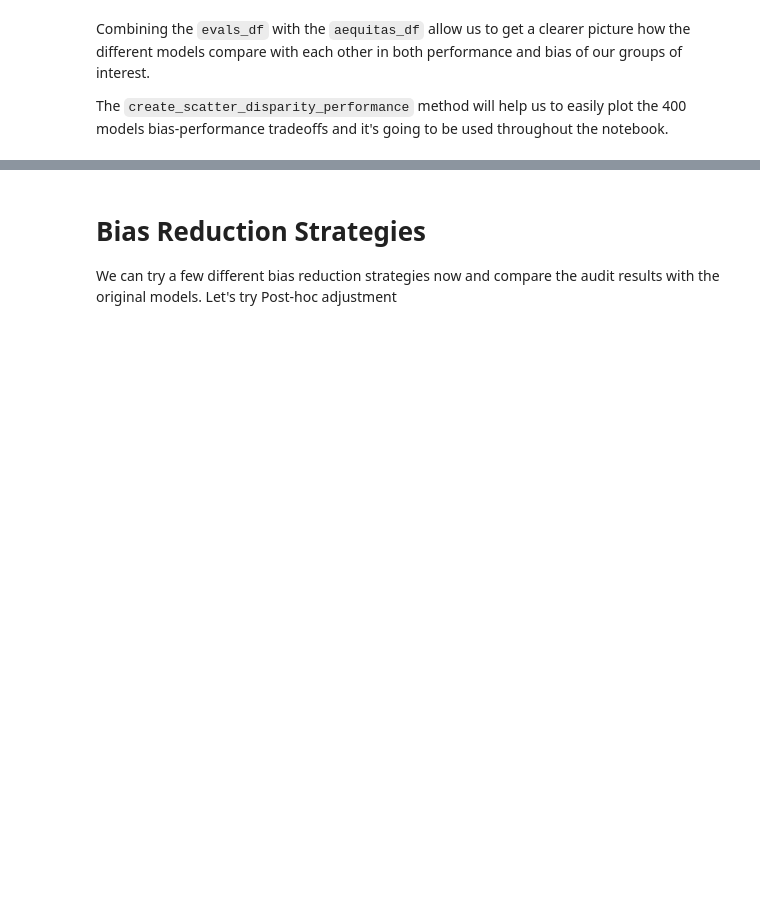
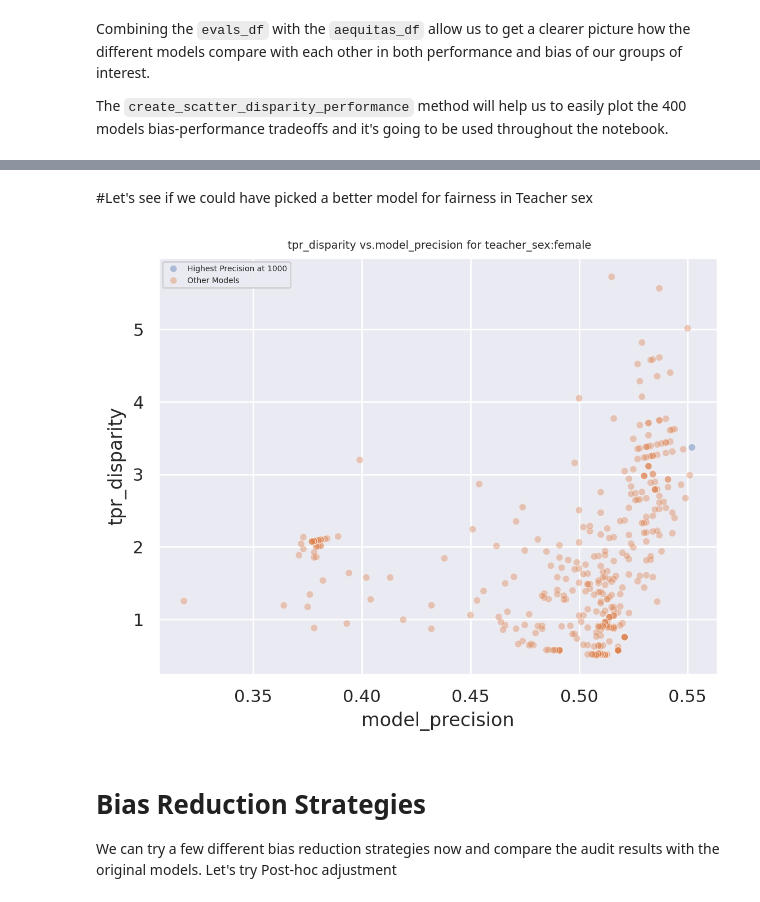
Before and after one commit to msoley/CSCI-535, a Jupyter notebook: Bias_reduction_posthoc.ipynb, the cells around one changed output, grey strips where cells are left out. Cells and saved outputs as stored; diff of their text form; code cells hidden in the pictures; blank space fills up the shorter version.

```diff
--- a/Bias_reduction_posthoc.ipynb
+++ b/Bias_reduction_posthoc.ipynb
@@ -166,3 +180,10 @@ def create_scatter_disparity_performance(evals_df, aequitas_df,  attr_col, group
+# %% [markdown]
+
+#Let's see if we could have picked a better model for fairness in Teacher sex
+# %%
+create_scatter_disparity_performance(evals_df, aequitas_df, 'teacher_sex', 'female', flip_disparity=False )
+# %% [output]
+[figure, added]
 # %% [markdown]
 # Bias Reduction Strategies
 We can try a few different bias reduction strategies now and compare the audit results with the original models. Let's try Post-hoc adjustment
```
Also changed, not shown: parts of 4 cells of this notebook.
